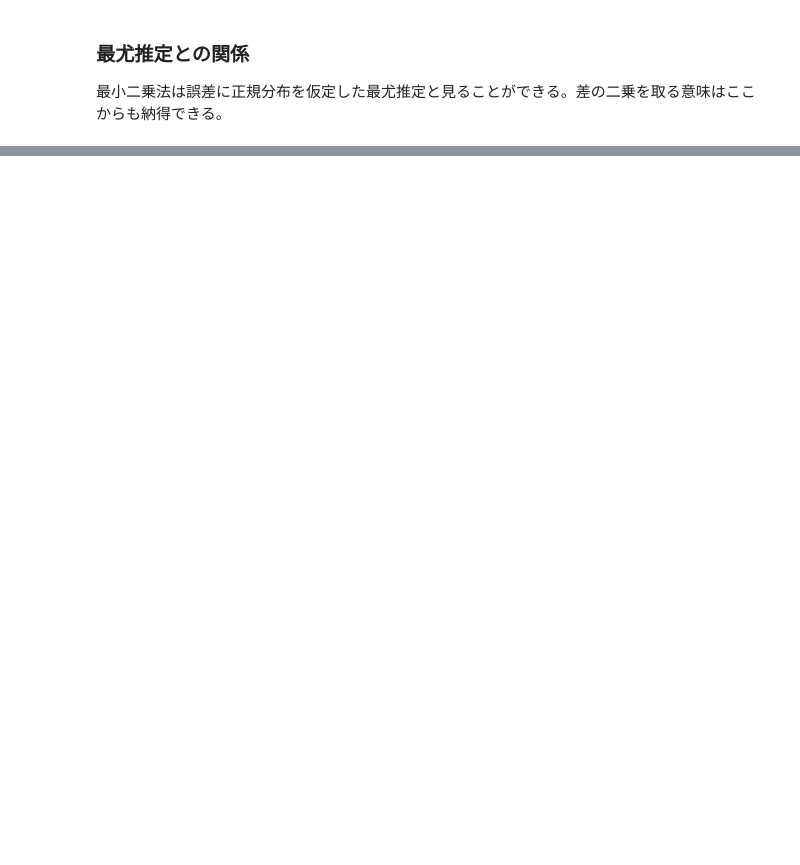
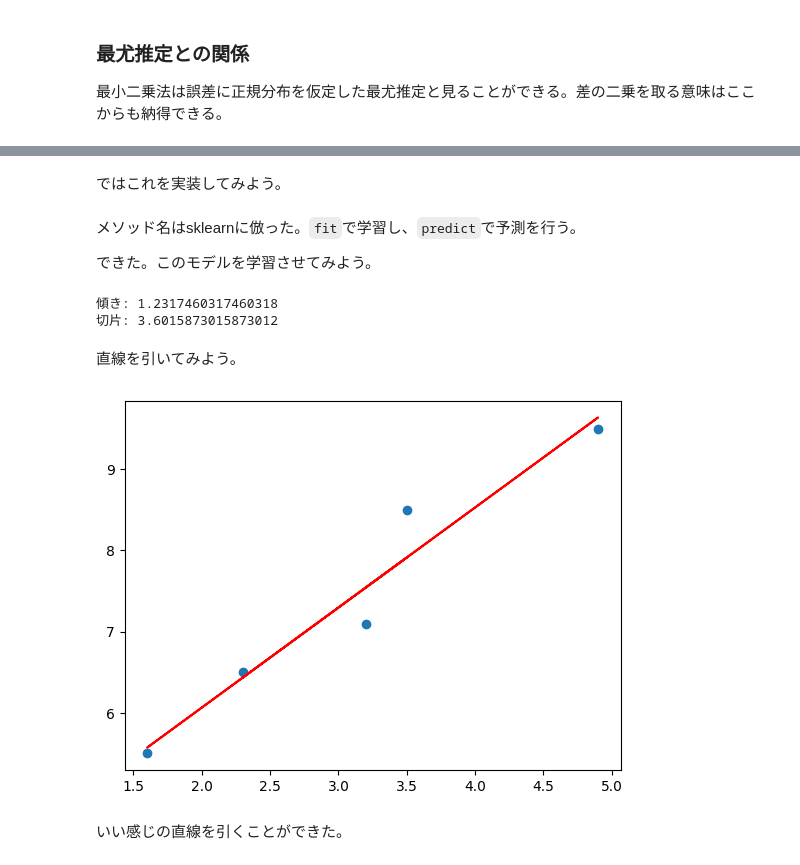
Before and after one commit to misya11p/machine-learning, a Jupyter notebook: linear_regression.ipynb, the cells around one changed output, grey strips where cells are left out. Drawn from its saved outputs; the diff is of its cells as text; code cells hidden in the pictures; blank space fills up the shorter version.

Commit message:
simple linear regression

```diff
--- a/linear_regression.ipynb
+++ b/linear_regression.ipynb
@@ -65,0 +202,35 @@ $$
+# %% [markdown]
+ではこれを実装してみよう。
+# %%
+class SimpleLinearRegression:
+    def fit(self, x, y):
+        var_x, cov = np.cov(x, y)[0]
+        bar_x = np.mean(x)
+        bar_y = np.mean(y)
+        self.a = cov / var_x
+        self.b = -self.a * bar_x + bar_y
+
+    def predict(self, x):
+        return self.a * x + self.b
+# %% [markdown]
+メソッド名はsklearnに倣った。`fit`で学習し、`predict`で予測を行う。
+
+できた。このモデルを学習させてみよう。
+# %%
+model = SimpleLinearRegression()
+model.fit(x, y)
+print("傾き:", model.a)
+print("切片:", model.b)
+# %% [output]
+傾き: 1.2317460317460318
+切片: 3.6015873015873012
+# %% [markdown]
+直線を引いてみよう。
+# %%
+pred_y = model.predict(x)
+plt.scatter(x, y)
+plt.plot(x, pred_y, color='red');
+# %% [output]
+[figure, added]
+# %% [markdown]
+いい感じの直線を引くことができた。
```
Also changed, not shown: parts of 19 cells of this notebook.
